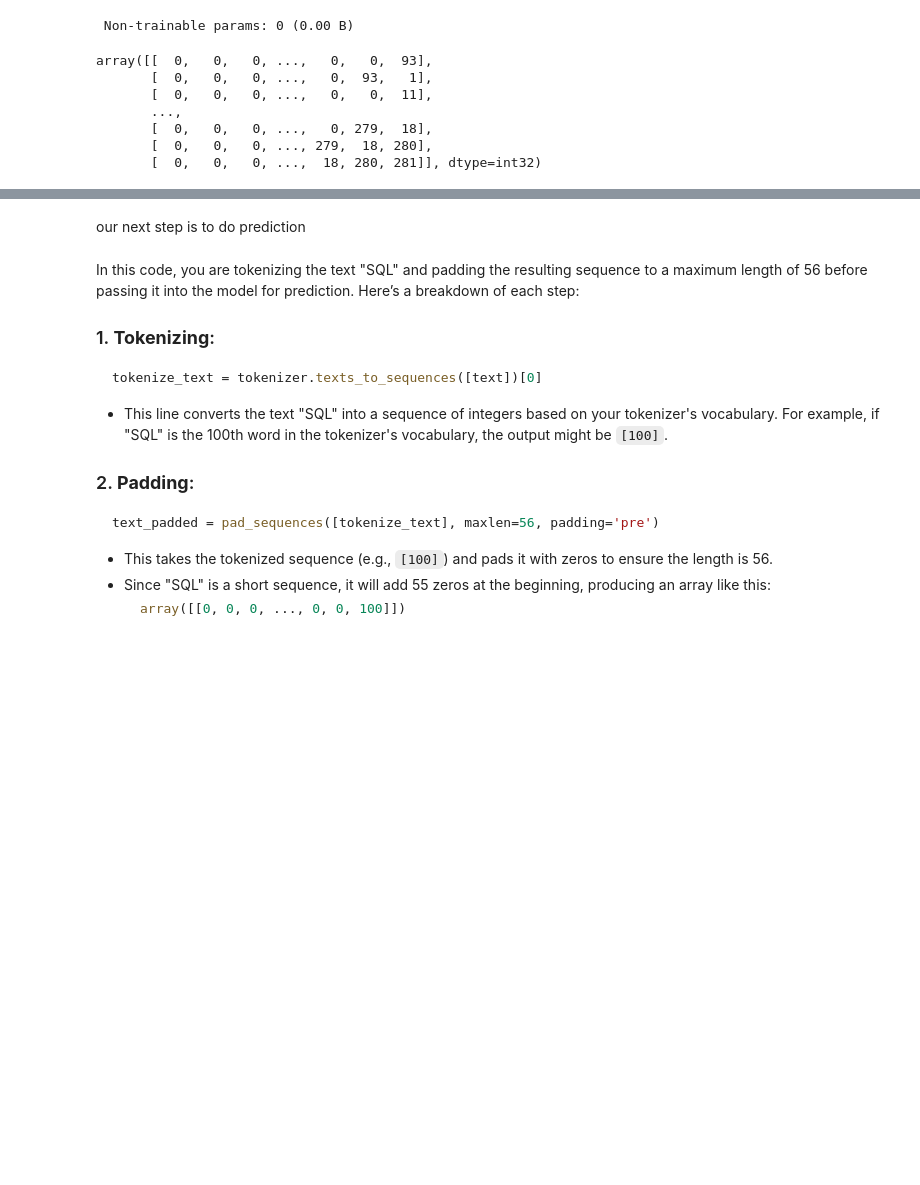
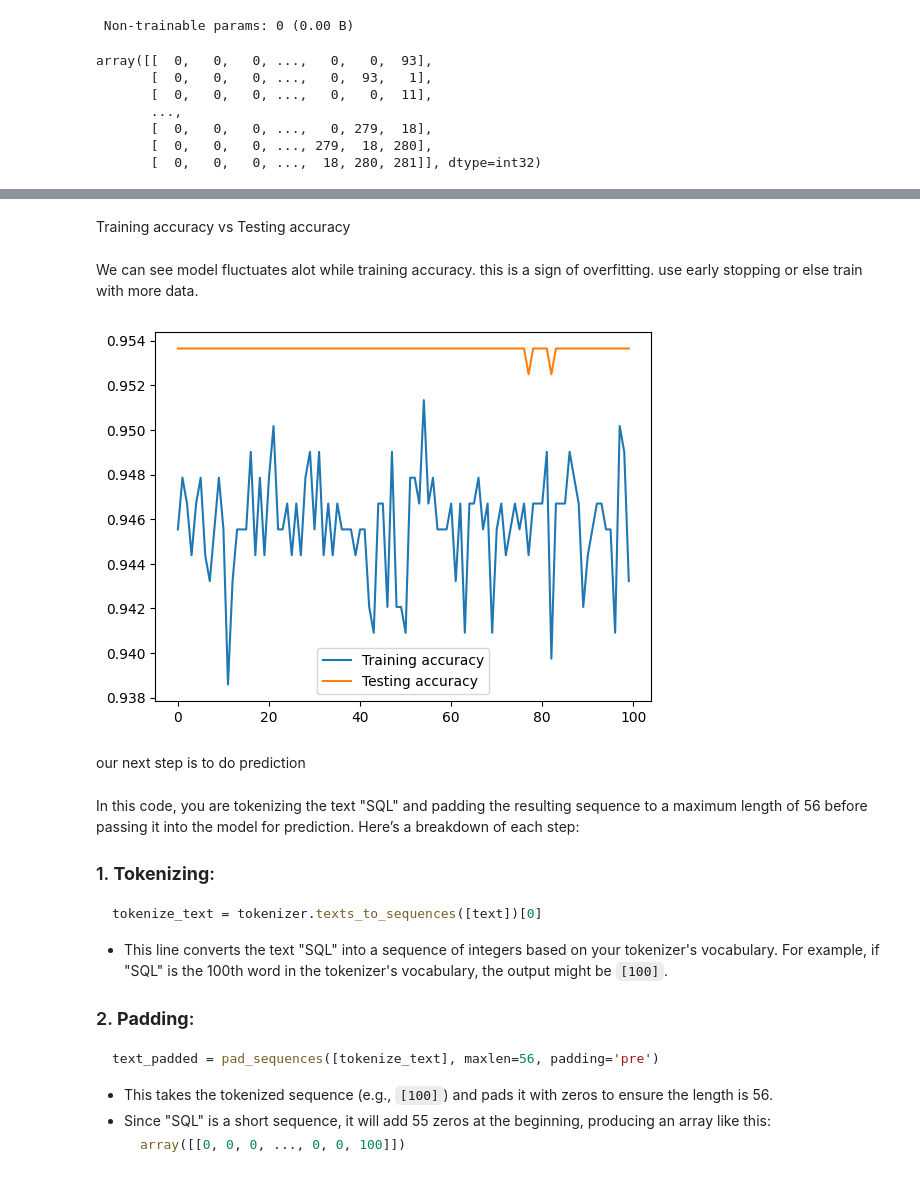
Before and after one commit to Abhilitcode/Next_Word_Prediction_Using_LSTM, a Jupyter notebook: Next_Word_Prediction_using_LSTM.ipynb, the cells around one changed output, grey strips where cells are left out. Cells and saved outputs as stored; diff of their text form; code cells hidden in the pictures; blank space fills up the shorter version.

```diff
--- a/Next_Word_Prediction_using_LSTM.ipynb
+++ b/Next_Word_Prediction_using_LSTM.ipynb
@@ -863,3 +888,14 @@ Epoch 100/100
+# %% [markdown]
+Training accuracy vs Testing accuracy
+# %% [markdown]
+We can see model fluctuates alot while training accuracy. this is a sign of overfitting. use early stopping or else train with more data.
+# %%
+plt.plot(train_acc, label = 'Training accuracy')
+plt.plot(val_acc, label = 'Testing accuracy')
+plt.legend()
+plt.show()
+# %% [output]
+[figure, added]
 # %% [markdown]
 our next step is to do prediction
 # %% [markdown]
```
Also changed, not shown: parts of 6 cells of this notebook.
